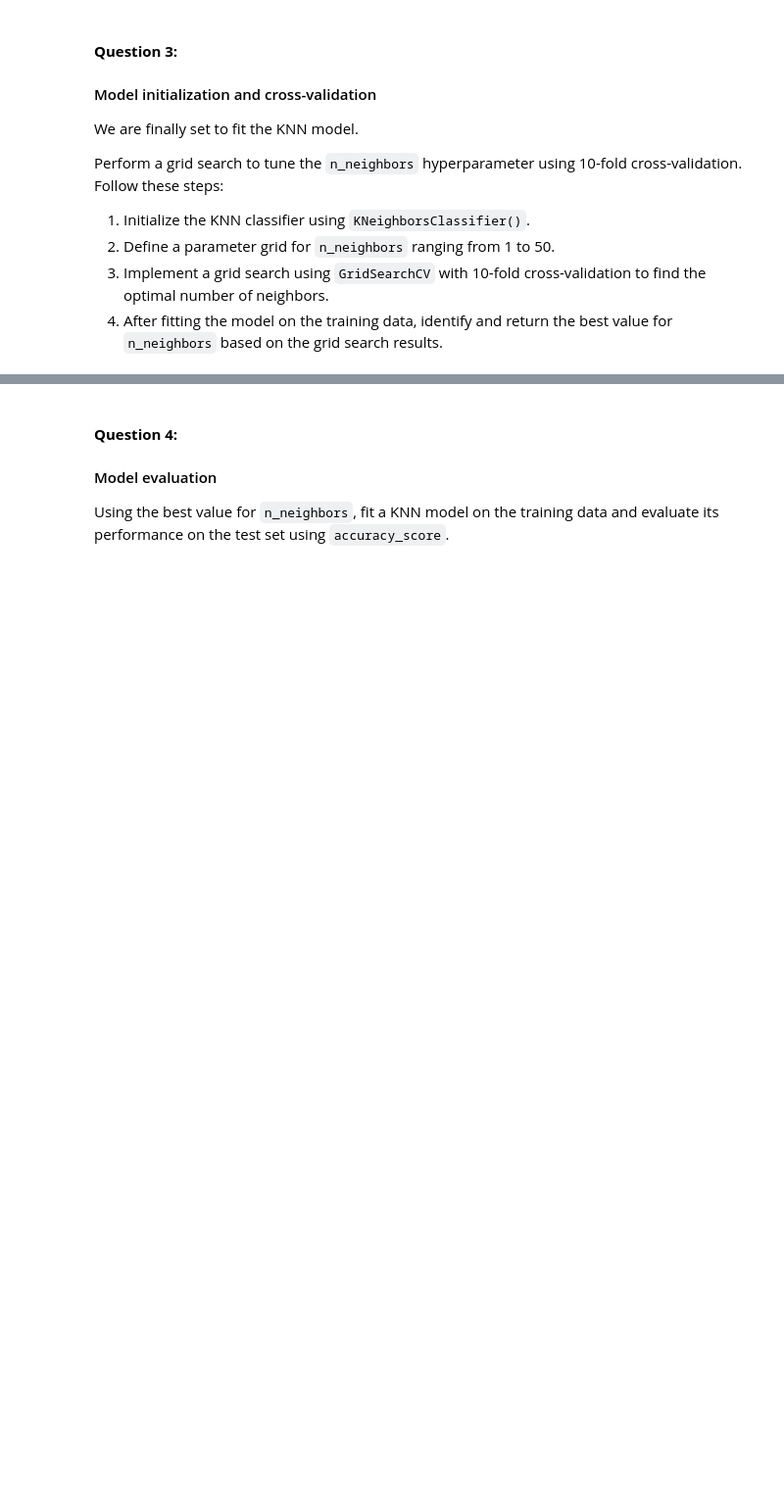
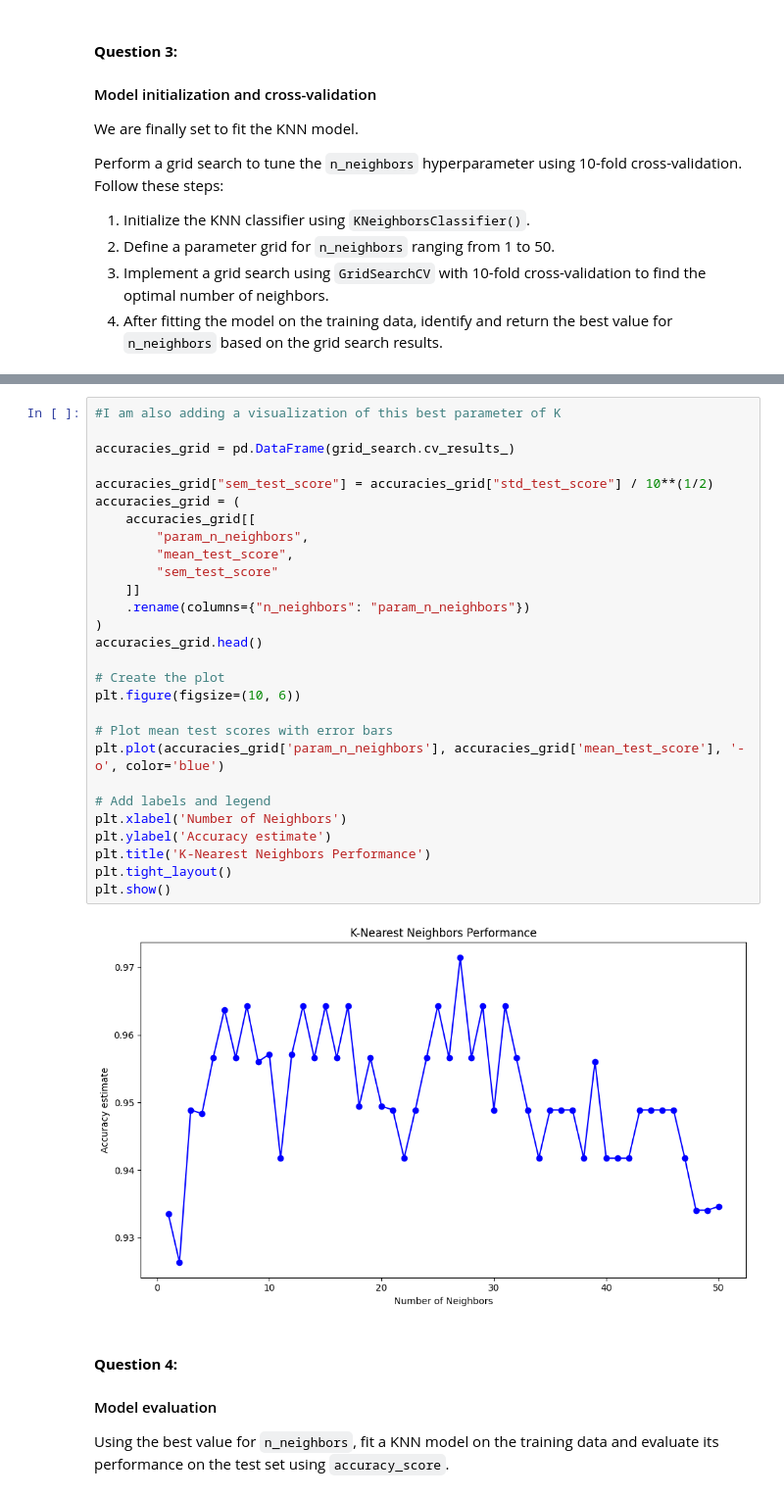
Before and after one commit to zekiyerdem/applying_statistical_concepts, a Jupyter notebook: 02_activities/assignments/assignment_1.ipynb, the cells around one changed output, grey strips where cells are left out. Shown: that part at 98% size. Cells and saved outputs as stored; diff of their text form; blank space fills up the shorter version.

```diff
--- a/02_activities/assignments/assignment_1.ipynb
+++ b/02_activities/assignments/assignment_1.ipynb
@@ -209,3 +208,33 @@ KNeighborsClassifier()
+# %%
+#I am also adding a visualization of this best parameter of K
+
+accuracies_grid = pd.DataFrame(grid_search.cv_results_)
+
+accuracies_grid["sem_test_score"] = accuracies_grid["std_test_score"] / 10**(1/2)
+accuracies_grid = (
+    accuracies_grid[[
+        "param_n_neighbors",
+        "mean_test_score",
+        "sem_test_score"
+    ]]
+    .rename(columns={"n_neighbors": "param_n_neighbors"})
+)
+accuracies_grid.head()
+
+# Create the plot
+plt.figure(figsize=(10, 6))
+
+# Plot mean test scores with error bars
+plt.plot(accuracies_grid['param_n_neighbors'], accuracies_grid['mean_test_score'], '-o', color='blue')
+
+# Add labels and legend
+plt.xlabel('Number of Neighbors')
+plt.ylabel('Accuracy estimate')
+plt.title('K-Nearest Neighbors Performance')
+plt.tight_layout()
+plt.show()
+# %% [output]
+[figure, added]
 # %% [markdown]
 #### **Question 4:**
 #### Model evaluation
```
Also changed, not shown: parts of 1 cell of this notebook.
